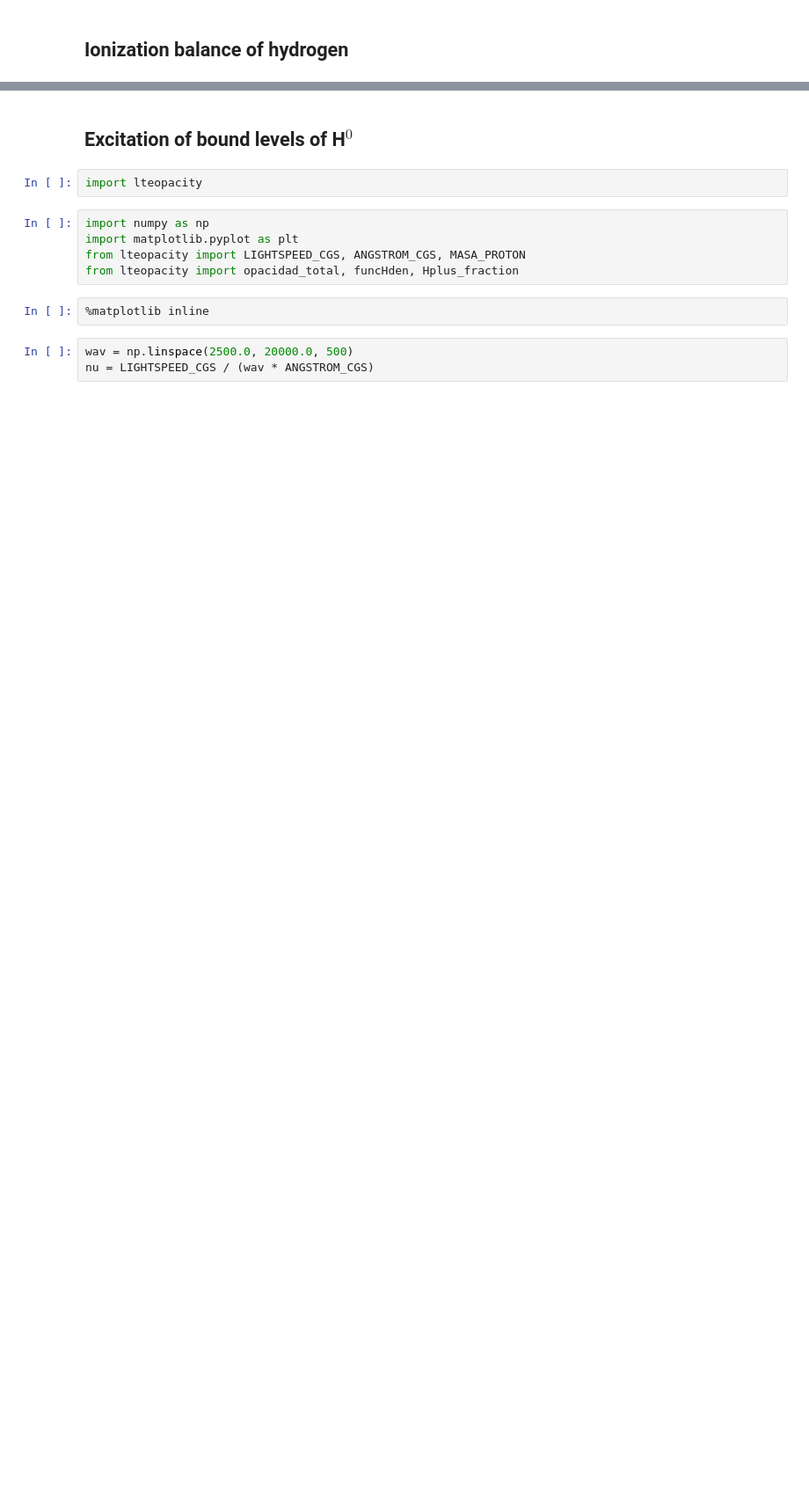
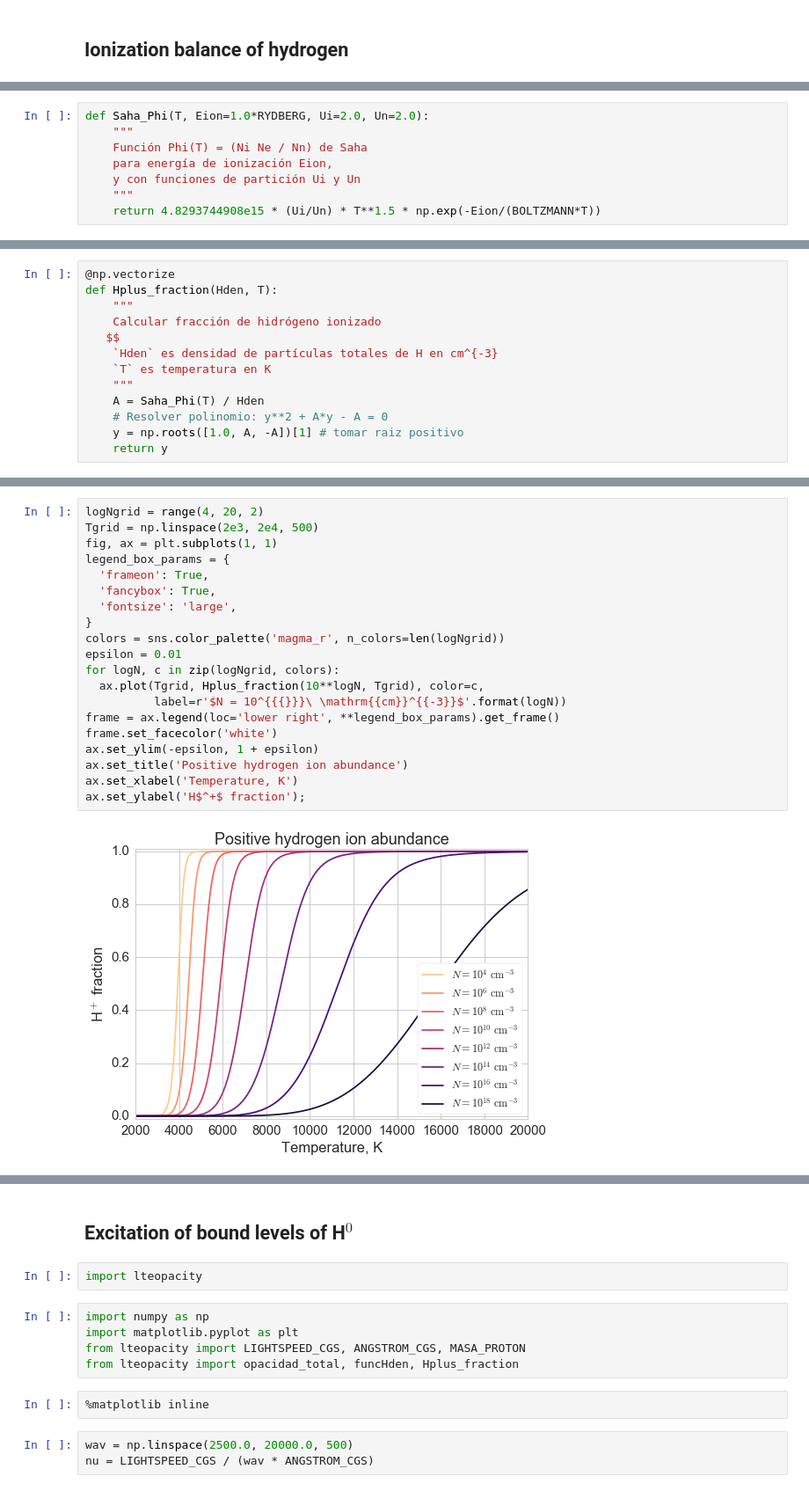
Before and after one commit to deprecated/lte-opacities, a Jupyter notebook: LTE Opacity.ipynb, the cells around one changed output, grey strips where cells are left out. Shown at 88% size. Saved outputs shown, nothing was run; the diff lists cells and outputs as text; blank space fills up the shorter version.

```diff
--- a/LTE Opacity.ipynb
+++ b/LTE Opacity.ipynb
@@ -6,0 +50,8 @@ We try to reproduce Figure 8.5 a, b, c, d from Gray, which show the wavelength-d
+# %%
+def Saha_Phi(T, Eion=1.0*RYDBERG, Ui=2.0, Un=2.0):
+    """
+    Función Phi(T) = (Ni Ne / Nn) de Saha
+    para energía de ionización Eion,
+    y con funciones de partición Ui y Un
+    """
+    return 4.8293744908e15 * (Ui/Un) * T**1.5 * np.exp(-Eion/(BOLTZMANN*T))
@@ -6,0 +78,13 @@ We try to reproduce Figure 8.5 a, b, c, d from Gray, which show the wavelength-d
+# %%
+@np.vectorize
+def Hplus_fraction(Hden, T):
+    """
+    Calcular fracción de hidrógeno ionizado
+   $$
+   	`Hden` es densidad de partículas totales de H en cm^{-3}
+    `T` es temperatura en K
+    """
+    A = Saha_Phi(T) / Hden
+    # Resolver polinomio: y**2 + A*y - A = 0
+    y = np.roots([1.0, A, -A])[1] # tomar raiz positivo
+    return y
@@ -6,0 +139,22 @@ We try to reproduce Figure 8.5 a, b, c, d from Gray, which show the wavelength-d
+# %%
+logNgrid = range(4, 20, 2)
+Tgrid = np.linspace(2e3, 2e4, 500)
+fig, ax = plt.subplots(1, 1)
+legend_box_params = {
+  'frameon': True,
+  'fancybox': True,
+  'fontsize': 'large',
+}
+colors = sns.color_palette('magma_r', n_colors=len(logNgrid))
+epsilon = 0.01
+for logN, c in zip(logNgrid, colors):
+  ax.plot(Tgrid, Hplus_fraction(10**logN, Tgrid), color=c,
+          label=r'$N = 10^{{{}}}\ \mathrm{{cm}}^{{-3}}$'.format(logN))
+frame = ax.legend(loc='lower right', **legend_box_params).get_frame()
+frame.set_facecolor('white')
+ax.set_ylim(-epsilon, 1 + epsilon)
+ax.set_title('Positive hydrogen ion abundance')
+ax.set_xlabel('Temperature, K')
+ax.set_ylabel('H$^+$ fraction');
+# %% [output]
+[figure, added]
```
Also changed, not shown: parts of 21 cells of this notebook.
